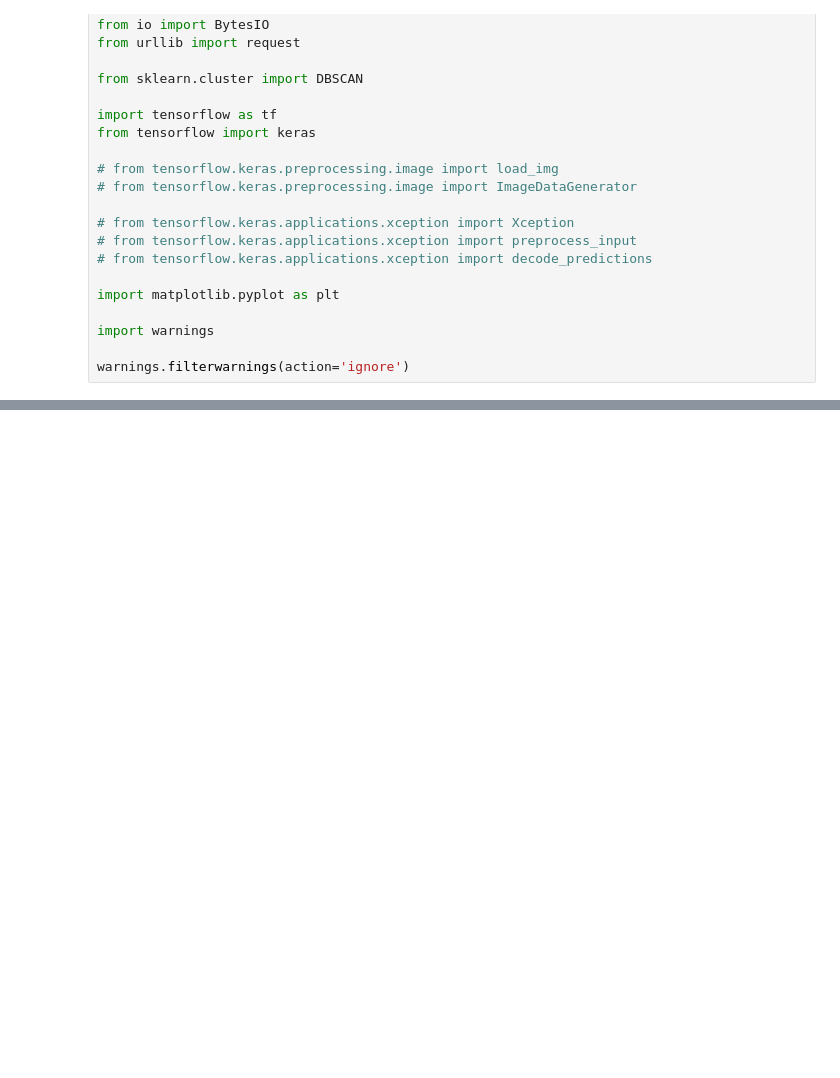
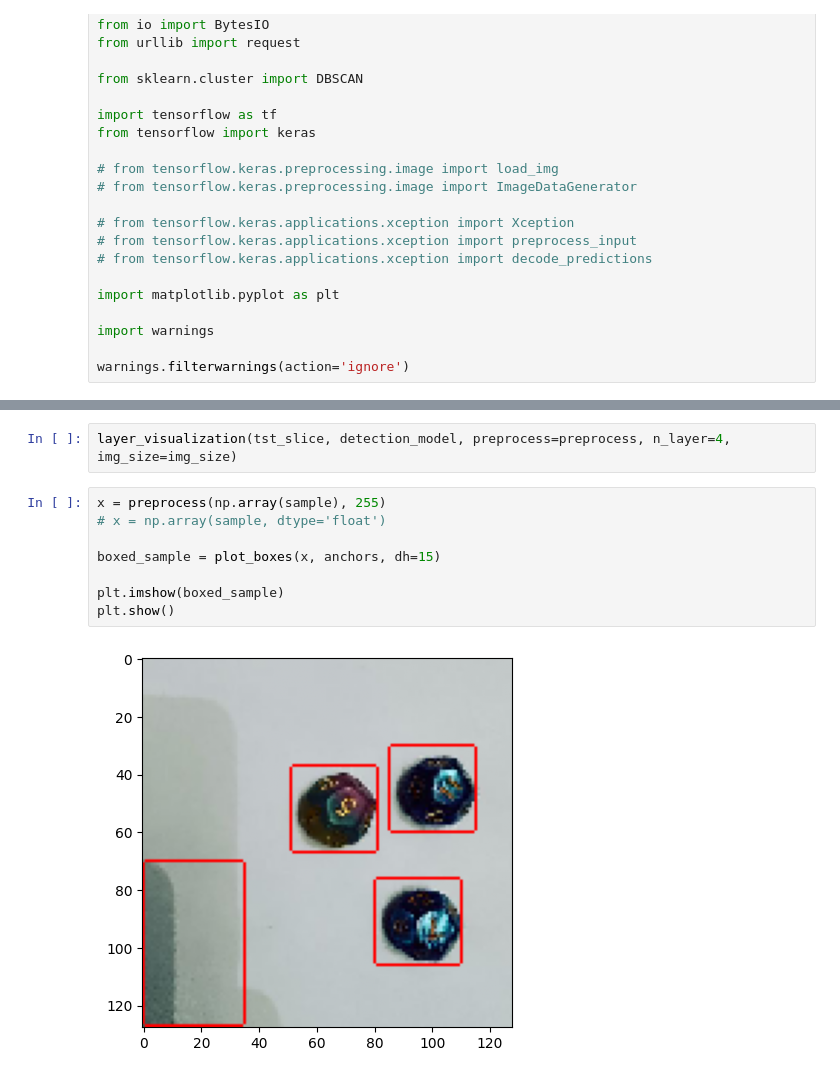
Before and after one commit to K0nkere/DL-Dice-detection-project, a Jupyter notebook: dice-detection-model.ipynb, the cells around one changed output, grey strips where cells are left out. Cells and saved outputs as stored; diff of their text form; blank space fills up the shorter version.

```diff
--- a/dice-detection-model.ipynb
+++ b/dice-detection-model.ipynb
@@ -560,0 +550,12 @@ array([[1., 1., 1., 1., 1., 1., 1., 1., 1., 1., 1., 1., 1., 1., 1., 1.,
+# %%
+layer_visualization(tst_slice, detection_model, preprocess=preprocess, n_layer=4, img_size=img_size)
+# %%
+x = preprocess(np.array(sample), 255)
+# x = np.array(sample, dtype='float')
+
+boxed_sample = plot_boxes(x, anchors, dh=15)
+
+plt.imshow(boxed_sample)
+plt.show()
+# %% [output]
+[figure, added]
```
Also changed, not shown: parts of 23 cells of this notebook.
